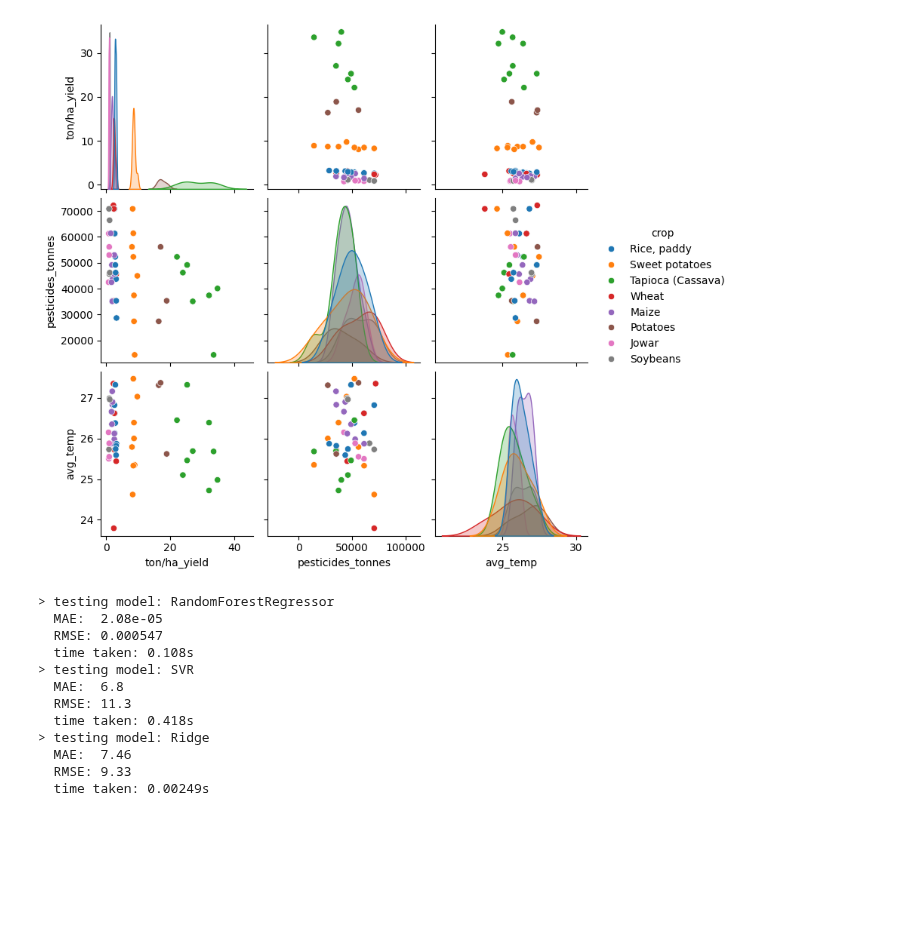
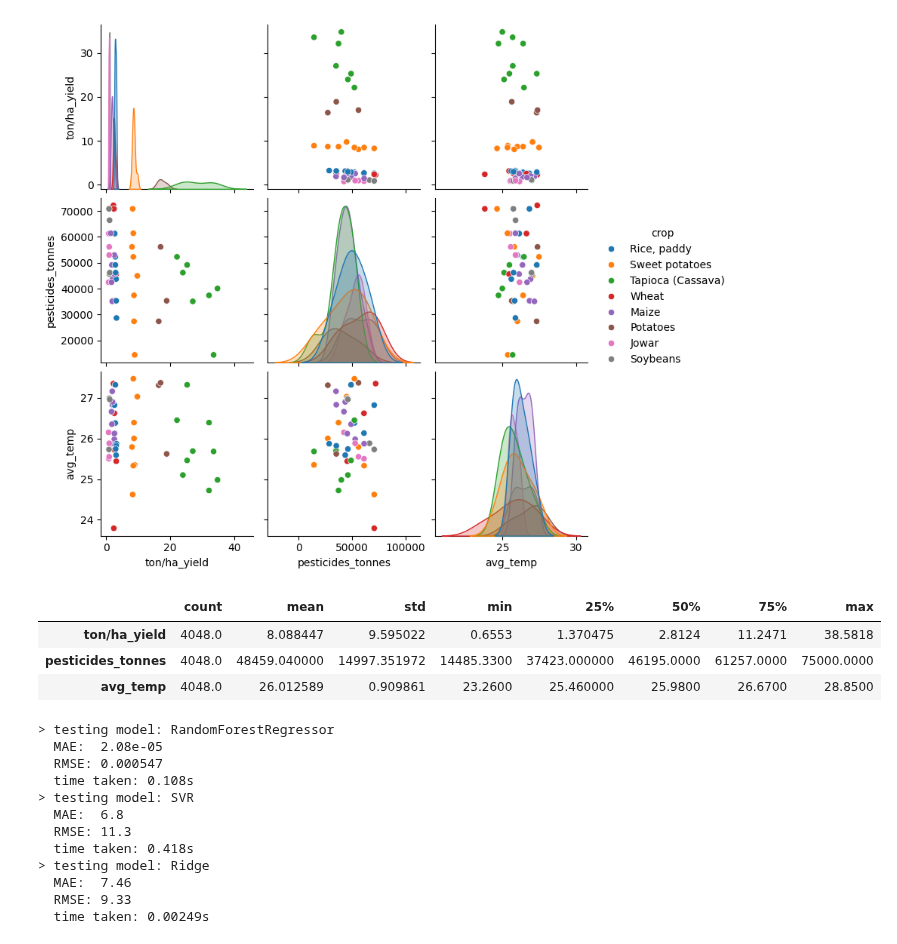
Before and after one commit to Fresh-Fields/ml-official, a Jupyter notebook: yield.prediction.ipynb, the cells around one changed output. Drawn from its saved outputs; the diff is of its cells as text; code cells hidden in the pictures; blank space fills up the shorter version.

```diff
--- a/yield.prediction.ipynb
+++ b/yield.prediction.ipynb
@@ -55,6 +55,13 @@ sns.pairplot(df.sample(n=50), hue="crop")
 [figure]
 # %%
 df["crop"] = df["crop"].map(lambda x: unique_crops.index(x))
+# %%
+df.describe().transpose()
+# %% [output]
+|  | count | mean | std | min | 25% | 50% | 75% | max |
+| ton/ha_yield | 4048.0 | 8.088447 | 9.595022 | 0.6553 | 1.370475 | 2.8124 | 11.2471 | 38.5818 |
+| pesticides_tonnes | 4048.0 | 48459.040000 | 14997.351972 | 14485.3300 | 37423.000000 | 46195.0000 | 61257.0000 | 75000.0000 |
+| avg_temp | 4048.0 | 26.012589 | 0.909861 | 23.2600 | 25.460000 | 25.9800 | 26.6700 | 28.8500 |
 # %%
 from sklearn.model_selection import train_test_split
 
```
Also changed, not shown: 1 other file.
